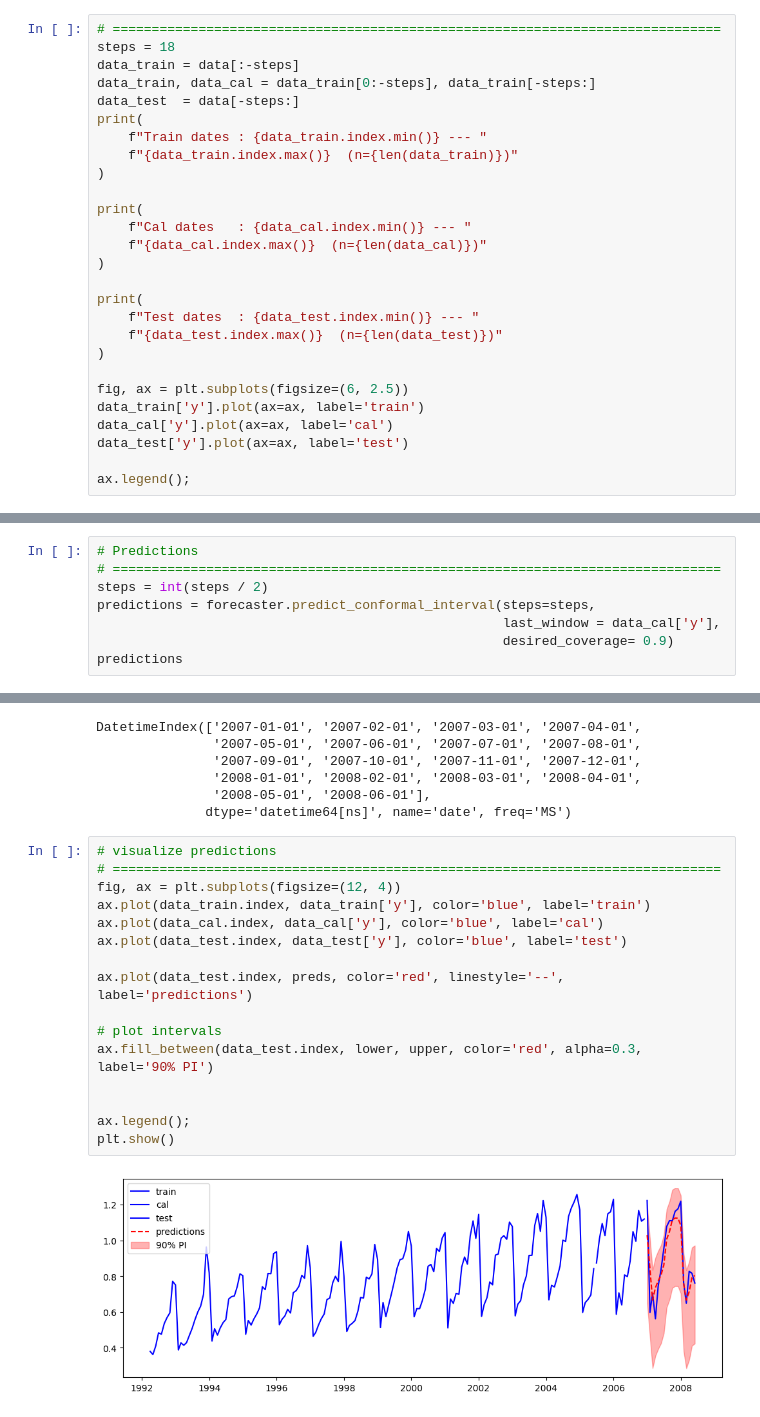
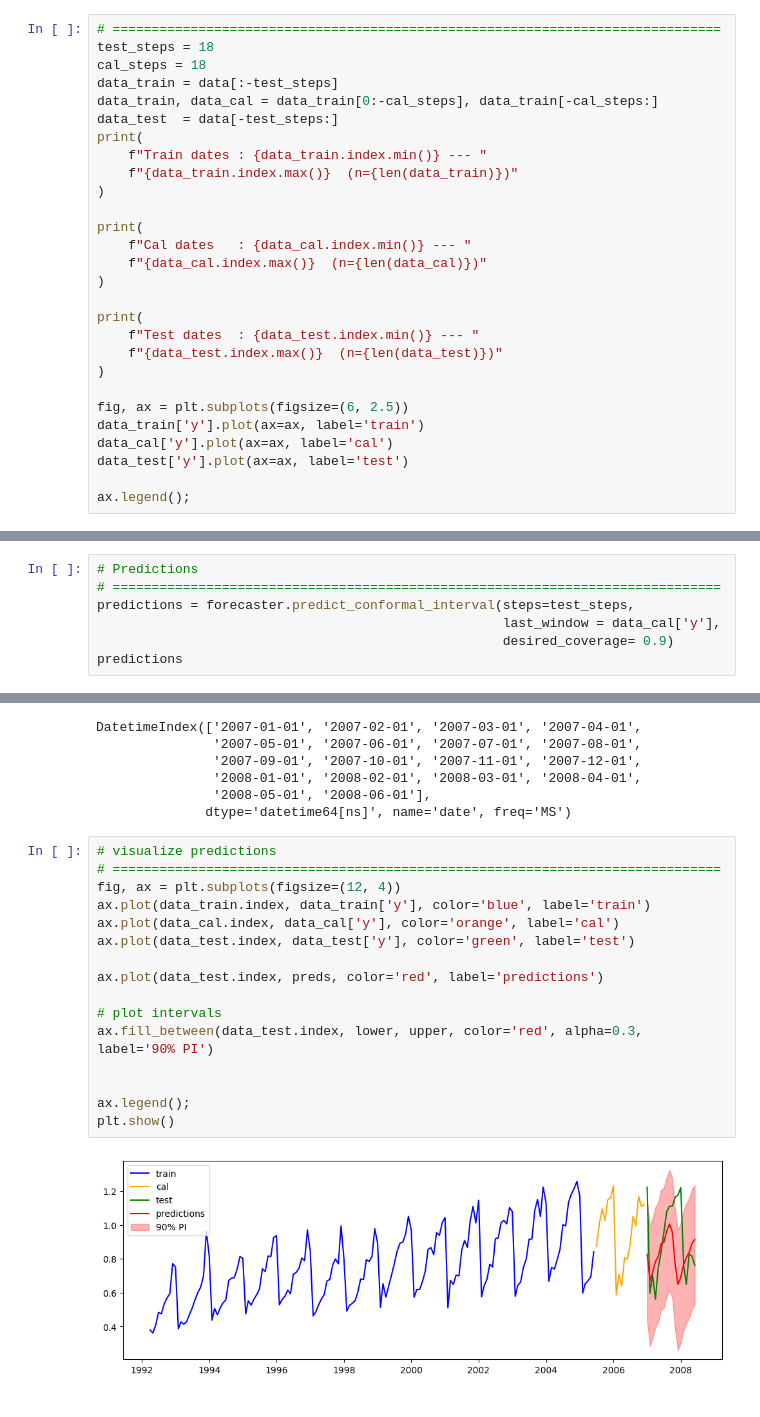
Before and after one commit to dweprinz/skforecast, a Jupyter notebook: conformal.ipynb, the cells around one changed output, grey strips where cells are left out. Saved outputs shown, nothing was run; the diff lists cells and outputs as text.

```diff
--- a/conformal.ipynb
+++ b/conformal.ipynb
@@ -43,10 +43,11 @@ data.head()
 | 1992-08-01 | 0.475463 | 0.956370 | 1.122199 |
 # %%
 # ==============================================================================
-steps = 18
-data_train = data[:-steps]
-data_train, data_cal = data_train[0:-steps], data_train[-steps:]
-data_test  = data[-steps:]
+test_steps = 18
+cal_steps = 18
+data_train = data[:-test_steps]
+data_train, data_cal = data_train[0:-cal_steps], data_train[-cal_steps:]
+data_test  = data[-test_steps:]
 print(
     f"Train dates : {data_train.index.min()} --- "
     f"{data_train.index.max()}  (n={len(data_train)})"
@@ -181,8 +191,7 @@ forecaster.regressor_conformal.method  # this should be aci, I patch it by reass
 # %%
 # Predictions
 # ==============================================================================
-steps = int(steps / 2)
-predictions = forecaster.predict_conformal_interval(steps=steps,
+predictions = forecaster.predict_conformal_interval(steps=test_steps,
                                                     last_window = data_cal['y'],
                                                     desired_coverage= 0.9)
 predictions
@@ -255,18 +288,18 @@ DatetimeIndex(['2007-01-01', '2007-02-01', '2007-03-01', '2007-04-01',
 # %%
 # visualize predictions
 # ==============================================================================
 fig, ax = plt.subplots(figsize=(12, 4))
 ax.plot(data_train.index, data_train['y'], color='blue', label='train')
-ax.plot(data_cal.index, data_cal['y'], color='blue', label='cal')
-ax.plot(data_test.index, data_test['y'], color='blue', label='test')
+ax.plot(data_cal.index, data_cal['y'], color='orange', label='cal')
+ax.plot(data_test.index, data_test['y'], color='green', label='test')
 
-ax.plot(data_test.index, preds, color='red', linestyle='--', label='predictions')
+ax.plot(data_test.index, preds, color='red', label='predictions')
 
 # plot intervals
 ax.fill_between(data_test.index, lower, upper, color='red', alpha=0.3, label='90% PI')
 
 
 ax.legend();
 plt.show()
 # %% [output]
-[figure, old version]
+[figure, new version]
```
Also changed, not shown: parts of 11 cells of this notebook, 1 other file.
